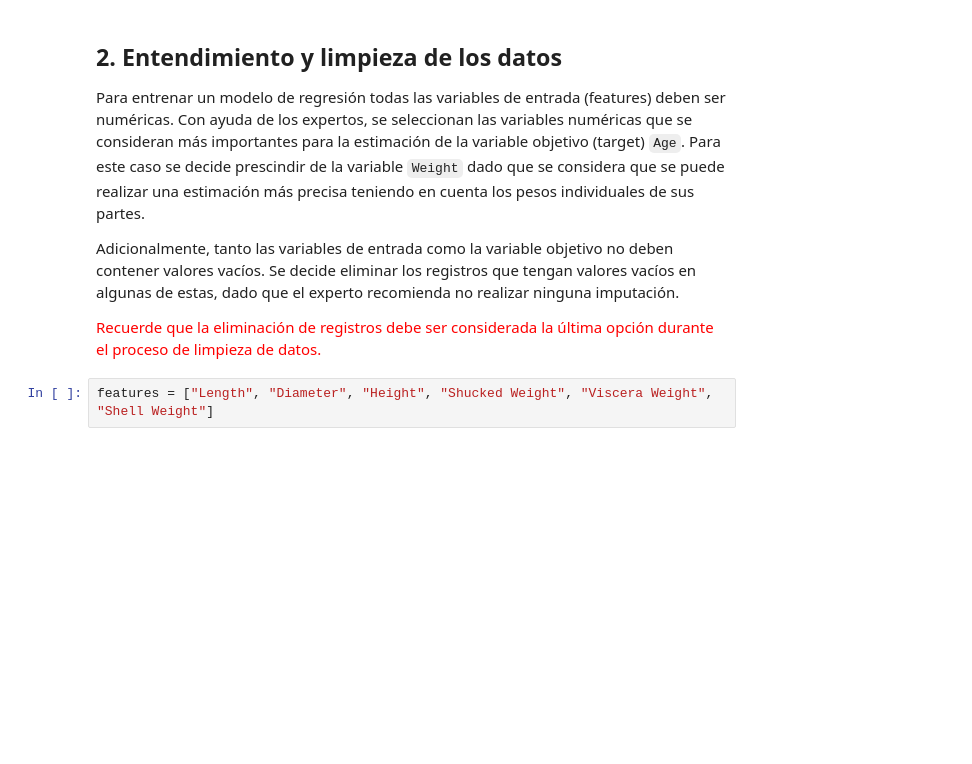
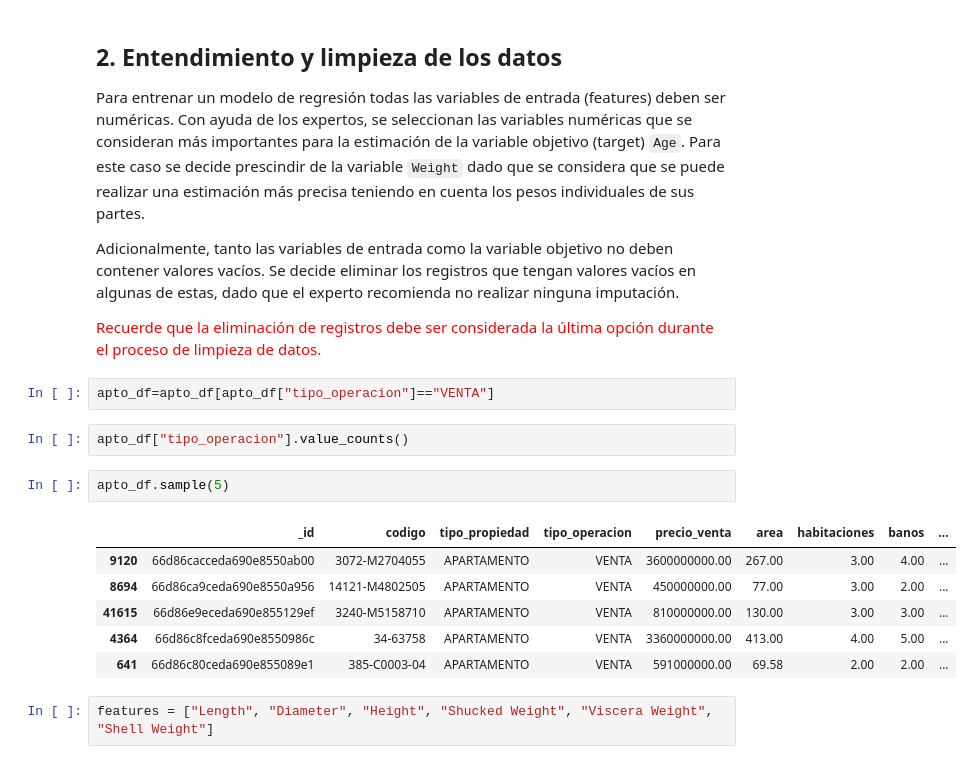
Before and after one commit to amrios80/linear-regression-tutorial, a Jupyter notebook: crabs/linear-regression-aptos.ipynb, the cells around one changed output. Cells and saved outputs as stored; diff of their text form; blank space fills up the shorter version.

```diff
--- a/crabs/linear-regression-aptos.ipynb
+++ b/crabs/linear-regression-aptos.ipynb
@@ -61,6 +92,19 @@ Para entrenar un modelo de regresión todas las variables de entrada (features)
 Adicionalmente, tanto las variables de entrada como la variable objetivo no deben contener valores vacíos. Se decide eliminar los registros que tengan valores vacíos en algunas de estas, dado que el experto recomienda no realizar ninguna imputación.
 
 <span style="color: red;">Recuerde que la eliminación de registros debe ser considerada la última opción durante el proceso de limpieza de datos.</span>
+# %%
+apto_df=apto_df[apto_df["tipo_operacion"]=="VENTA"]
+# %%
+apto_df["tipo_operacion"].value_counts()
+# %%
+apto_df.sample(5)
+# %% [output]
+|  | _id | codigo | tipo_propiedad | tipo_operacion | precio_venta | area | habitaciones | banos | ... |
+| 9120 | 66d86cacceda690e8550ab00 | 3072-M2704055 | APARTAMENTO | VENTA | 3600000000.00 | 267.00 | 3.00 | 4.00 | ... |
+| 8694 | 66d86ca9ceda690e8550a956 | 14121-M4802505 | APARTAMENTO | VENTA | 450000000.00 | 77.00 | 3.00 | 2.00 | ... |
+| 41615 | 66d86e9eceda690e855129ef | 3240-M5158710 | APARTAMENTO | VENTA | 810000000.00 | 130.00 | 3.00 | 3.00 | ... |
+| 4364 | 66d86c8fceda690e8550986c | 34-63758 | APARTAMENTO | VENTA | 3360000000.00 | 413.00 | 4.00 | 5.00 | ... |
+| 641 | 66d86c80ceda690e855089e1 | 385-C0003-04 | APARTAMENTO | VENTA | 591000000.00 | 69.58 | 2.00 | 2.00 | ... |
 # %%
 features = ["Length", "Diameter", "Height", "Shucked Weight", "Viscera Weight", "Shell Weight"]
 # %%
```
Also changed, not shown: parts of 6 cells of this notebook.
